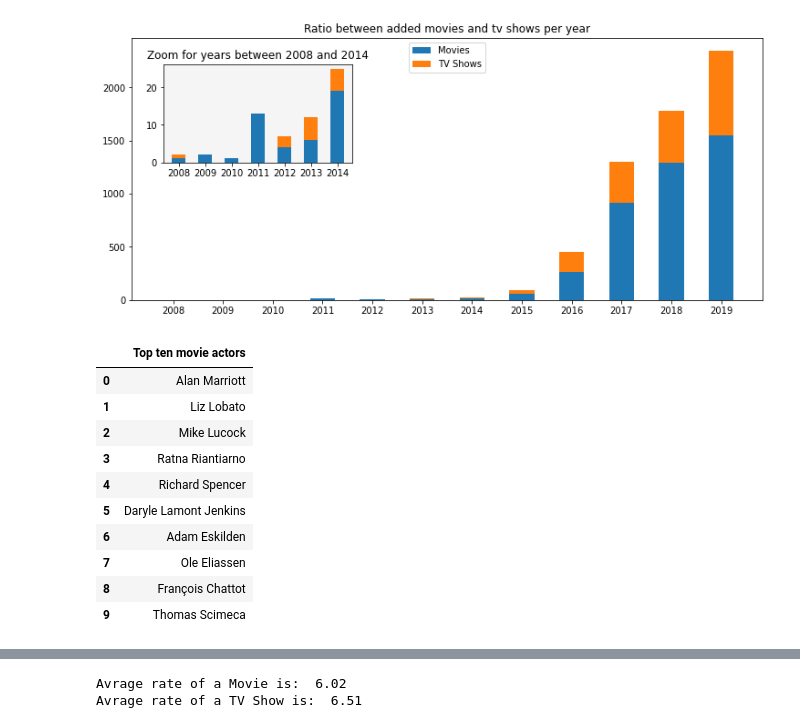
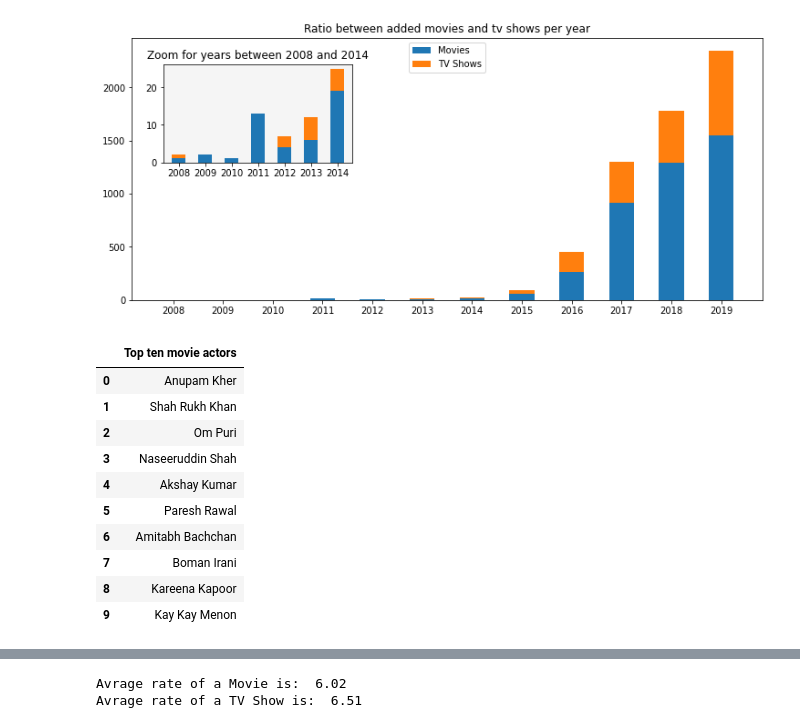
Before and after one commit to AshesOfPhoenix/PR19KKZDBMPBPGS, a Jupyter notebook: Gregor.ipynb, the cells around one changed output, grey strips where cells are left out. Drawn from its saved outputs; the diff is of its cells as text; code cells hidden in the pictures.

```diff
--- a/Gregor.ipynb
+++ b/Gregor.ipynb
@@ -42,34 +44,34 @@ Text(0.5, 1.0, 'Zoom for years between 2008 and 2014')
 # %%
 actorsMovies = baza[baza["type"] == "Movie"]
 actorsMovies = actorsMovies["cast"].str.split(", ")
 movieActors = {}
-for movie in actors:
+for movie in actorsMovies:
     for actor in movie:
         if actor == "0":
             break
-        elif actor not in data:
+        elif actor not in movieActors:
             movieActors[actor] = [1]
         else:
             movieActors[actor][0] += 1
 movieActors = pd.DataFrame.from_dict(movieActors, orient='index')
 movieActors.columns = ['st']
 movieActors = movieActors.sort_values(by=['st'], ascending=False)
+
+topTenMovieActors = movieActors.head(10).drop(columns=['st']).reset_index()
+topTenMovieActors.columns = ['Top ten movie actors']
+topTenMovieActors
+# %% [output]
+|  | Top ten movie actors |
+| 0 | Anupam Kher |
+| 1 | Shah Rukh Khan |
+| 2 | Om Puri |
+| 3 | Naseeruddin Shah |
+| 4 | Akshay Kumar |
+| 5 | Paresh Rawal |
+| 6 | Amitabh Bachchan |
+| 7 | Boman Irani |
+| 8 | Kareena Kapoor |
+| 9 | Kay Kay Menon |
-# %%
-topTenMovieActors = movieActors.head(10).drop(columns=['st']).reset_index()
-topTenMovieActors.columns = ['Top ten movie actors']
-topTenMovieActors
-# %% [output]
-|  | Top ten movie actors |
-| 0 | Alan Marriott |
-| 1 | Liz Lobato |
-| 2 | Mike Lucock |
-| 3 | Ratna Riantiarno |
-| 4 | Richard Spencer |
-| 5 | Daryle Lamont Jenkins |
-| 6 | Adam Eskilden |
-| 7 | Ole Eliassen |
-| 8 | François Chattot |
-| 9 | Thomas Scimeca |
 # %%
 actorsTvShow = baza[baza["type"] == "TV Show"]
 actorsTvShow = actorsTvShow["cast"].str.split(", ")
```
Also changed, not shown: parts of 3 cells of this notebook, 1 other file.
